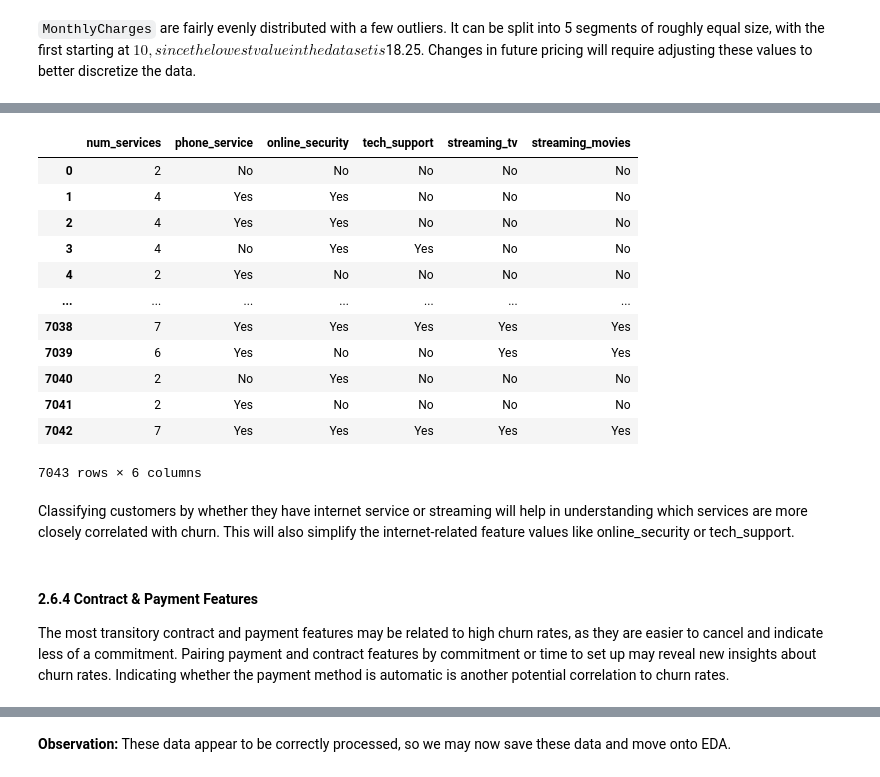
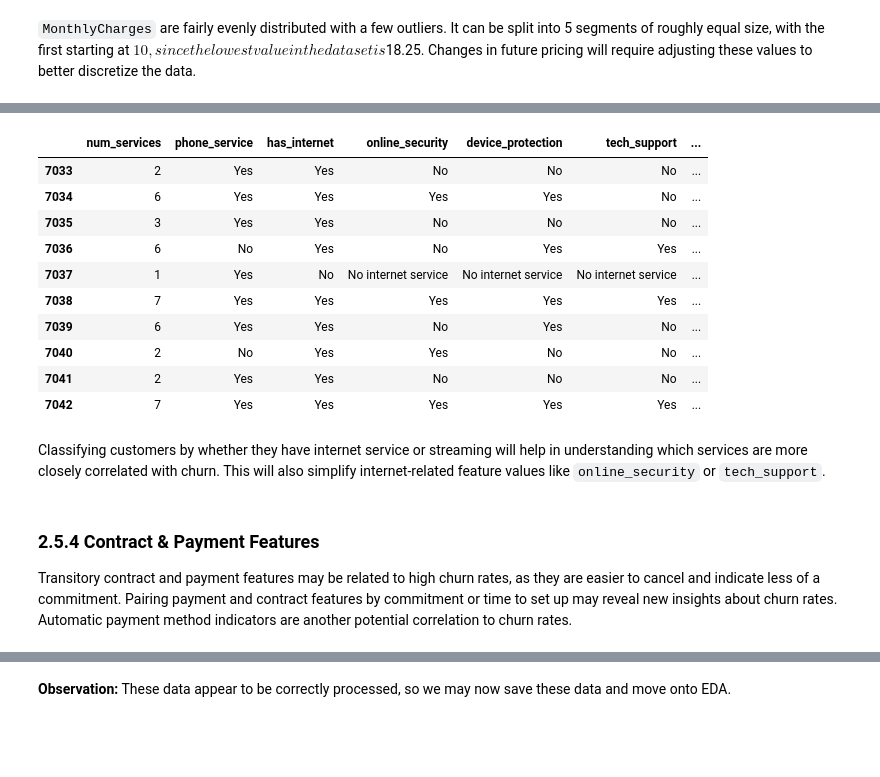
Before and after one commit to Rote-Story/Telco_Churn_Analysis, a Jupyter notebook: notebooks/02_data_preparation.ipynb, the cells around one changed output, grey strips where cells are left out. Cells and saved outputs as stored; diff of their text form; code cells hidden in the pictures; blank space fills up the shorter version.

```diff
--- a/notebooks/02_data_preparation.ipynb
+++ b/notebooks/02_data_preparation.ipynb
@@ -252,5 +244,5 @@ Alternatively, we could try to mix the two to maintain interpretability and bin-
 bins = [0, 12, 24, 48, 72] # Create bins for each range of months
 labels = ['0-12m', '13-24m', '25-48m', '49-72m']
 # Create tenure_group column with tenure sorted into corresponding bins
-df_readable['tenure_group'] = pd.cut(df_readable['tenure'], bins=bins, labels=labels, right=True, include_lowest=True)
+df['tenure_group'] = pd.cut(df['tenure'], bins=bins, labels=labels, right=True, include_lowest=True)
 # %% [markdown]
@@ -278,5 +270,9 @@ $120 Monthly Charge Percentile: 100
 # %%
 bins = [10, 40, 70, 100, 120] # Create bins for each monthly spending bracket
 labels = ['Low(<40$)' ,'Medium ($40-$70)', 'High ($70-$100)', 'Very High (>$100)']
+
 # Create monthly_charge_group featurre with charges sorted into distinct bins
-df_readable['monthly_charge_group'] = pd.cut(df_readable['monthly_charges'], bins=bins, labels=labels)
+df['monthly_charge_group'] = pd.cut(df['monthly_charges'], bins=bins, labels=labels)
+
+# Inspect new feature
+df[['monthly_charge_group', 'monthly_charges']].head()
@@ -291,5 +292,9 @@ This dual approach maintains analytical precision while improving interpretabili
 percentiles = [0, 0.1, 0.25, 0.5, 0.75, 0.9, 1.0] # Create bins for each percentile
 bins = df['total_charges'].quantile(percentiles).values
 labels = ['P0-10', 'P10-25', 'P25-50', 'P50-75', 'P75-90', 'P90-100']
+
 # Create total_charge_group feature with total charges sorted by percentile
-df_readable['total_charge_group'] = pd.cut(df_readable['total_charges'], bins=bins, labels=labels, include_lowest=True)
+df['total_charge_group'] = pd.cut(df['total_charges'], bins=bins, labels=labels, include_lowest=True)
+
+# Inspect new feature
+df[['total_charge_group', 'total_charges']].head()
@@ -398,18 +392,0 @@ memory usage: 1.0+ MB
-# %%
-# Count number of services used for the encoded DataFrame
-
-df['num_services'] = df[[
-    'phone_service',
-    'online_security_Yes',
-    'online_backup_Yes',
-    'device_protection_Yes',
-    'tech_support_Yes',
-    'streaming_tv_Yes',
-    'streaming_movies_Yes'
-]].apply(lambda x: (x == True).sum(), axis=1)
-
-# Add internet service (logical inverse of internet_service_No)
-df['num_services'] = df['num_services'] + ~df['internet_service_No']
-
-# Check new features
-df[['num_services', 'phone_service', 'online_security_Yes', 'tech_support_Yes', 'streaming_tv_Yes', 'streaming_movies_Yes']]
@@ -431,36 +393,34 @@ df[['num_services', 'phone_service', 'online_security_Yes', 'tech_support_Yes',
 # %%
-# Count number of services used for the readable DataFrame
-df_readable['num_services'] = df_readable[[
+# Count number of services used
+df['num_services'] = df[[
     'phone_service',
     'has_internet',
     'online_security',
     'online_backup',
     'device_protection',
     'tech_support',
     'streaming_tv',
     'streaming_movies'
 ]].apply(lambda x: (x == 'Yes').sum(), axis=1)
 
 # Check feature values
-df_readable[['num_services', 'phone_service', 'online_security', 'tech_support', 'streaming_tv', 'streaming_movies']]
+df[['num_services', 'phone_service', 'has_internet', 'online_security', 'device_protection', 'tech_support', 'streaming_tv', 'streaming_movies']].tail(10)
 # %% [output]
-|  | num_services | phone_service | online_security | tech_support | streaming_tv | streaming_movies |
-| 0 | 2 | No | No | No | No | No |
-| 1 | 4 | Yes | Yes | No | No | No |
-| 2 | 4 | Yes | Yes | No | No | No |
-| 3 | 4 | No | Yes | Yes | No | No |
-| 4 | 2 | Yes | No | No | No | No |
-| ... | ... | ... | ... | ... | ... | ... |
-| 7038 | 7 | Yes | Yes | Yes | Yes | Yes |
-| 7039 | 6 | Yes | No | No | Yes | Yes |
-| 7040 | 2 | No | Yes | No | No | No |
-| 7041 | 2 | Yes | No | No | No | No |
-| 7042 | 7 | Yes | Yes | Yes | Yes | Yes |
+|  | num_services | phone_service | has_internet | online_security | device_protection | tech_support | ... |
+| 7033 | 2 | Yes | Yes | No | No | No | ... |
+| 7034 | 6 | Yes | Yes | Yes | Yes | No | ... |
+| 7035 | 3 | Yes | Yes | No | No | No | ... |
+| 7036 | 6 | No | Yes | No | Yes | Yes | ... |
+| 7037 | 1 | Yes | No | No internet service | No internet service | No internet service | ... |
+| 7038 | 7 | Yes | Yes | Yes | Yes | Yes | ... |
+| 7039 | 6 | Yes | Yes | No | Yes | No | ... |
+| 7040 | 2 | No | Yes | Yes | No | No | ... |
+| 7041 | 2 | Yes | Yes | No | No | No | ... |
+| 7042 | 7 | Yes | Yes | Yes | Yes | Yes | ... |
-7043 rows × 6 columns
 # %% [markdown]
-Classifying customers by whether they have internet service or streaming will help in understanding which services are more closely correlated with churn. This will also simplify the internet-related feature values like online_security or tech_support.
+Classifying customers by whether they have internet service or streaming will help in understanding which services are more closely correlated with churn. This will also simplify internet-related feature values like `online_security` or `tech_support`.
 # %% [markdown]
-#### 2.6.4 Contract & Payment Features <a class="anchor" id="264-contract--payment-features"></a>
+### 2.5.4 Contract & Payment Features <a class="anchor" id="254-contract--payment-features"></a>
 
-The most transitory contract and payment features may be related to high churn rates, as they are easier to cancel and indicate less of a commitment. Pairing payment and contract features by commitment or time to set up may reveal new insights about churn rates. Indicating whether the payment method is automatic is another potential correlation to churn rates.
+Transitory contract and payment features may be related to high churn rates, as they are easier to cancel and indicate less of a commitment. Pairing payment and contract features by commitment or time to set up may reveal new insights about churn rates. Automatic payment method indicators are another potential correlation to churn rates.
 # %%
```
Also changed, not shown: parts of 56 cells of this notebook, 4 other files.
